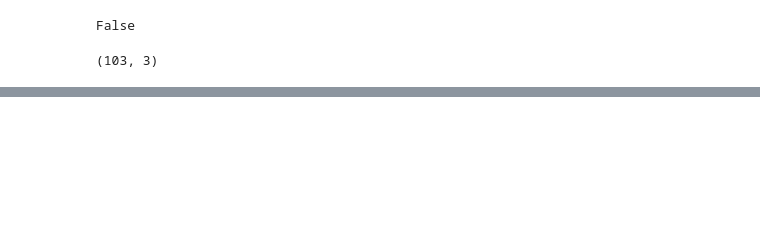
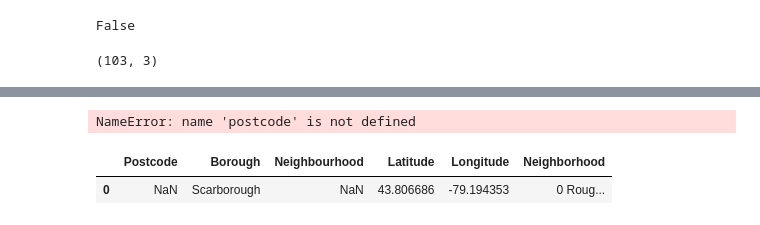
Before and after one commit to c-pompa/Coursera_Capstone, a Jupyter notebook: Toronto_data.ipynb, the cells around one changed output, grey strips where cells are left out. Cells and saved outputs as stored; diff of their text form; code cells hidden in the pictures; blank space fills up the shorter version.

```diff
--- a/Toronto_data.ipynb
+++ b/Toronto_data.ipynb
@@ -123,0 +236,4 @@ df.shape
+# %%
+results = requests.get(geocode_url)
+# Results will be in JSON format - convert to dict using requests functionality
+results = results.json()
@@ -123,0 +286,4 @@ df.shape
+# %%
+column_names = ['Postcode', 'Borough', 'Neighbourhood', 'Latitude', 'Longitude']
+combined_torondo = pd.DataFrame(columns=column_names)
+combined_torondo
@@ -123,0 +293,23 @@ df.shape
+# %%
+for data in results['results']:
+    borough = neighborhood_name = results['results'][0]['address_components'][1]['long_name']
+    neighborhood_name = df['Neighbourhood']
+
+    #neighborhood_latlon = data['geometry']['coordinates']
+    postcode =
+    latlng = pd.DataFrame.from_dict(results['results'][0]['geometry']['location'], orient='index')
+    latlng_lat = latlng.iloc[0,0]
+    latlng_lon = latlng.iloc[1,0]
+
+    combined_torondo = combined_torondo.append({'PostalCode': postcode,
+                                                'Borough': borough,
+                                                'Neighborhood': neighborhood_name,
+                                                'Latitude': latlng_lat,
+                                                'Longitude': latlng_lon}, ignore_index=True)
+# %% [output]
+NameError: name 'postcode' is not defined
+# %%
+combined_torondo.head()
+# %% [output]
+|  | Postcode | Borough | Neighbourhood | Latitude | Longitude | Neighborhood |
+| 0 | NaN | Scarborough | NaN | 43.806686 | -79.194353 | 0 Roug... |
```
Also changed, not shown: parts of 35 cells of this notebook.
